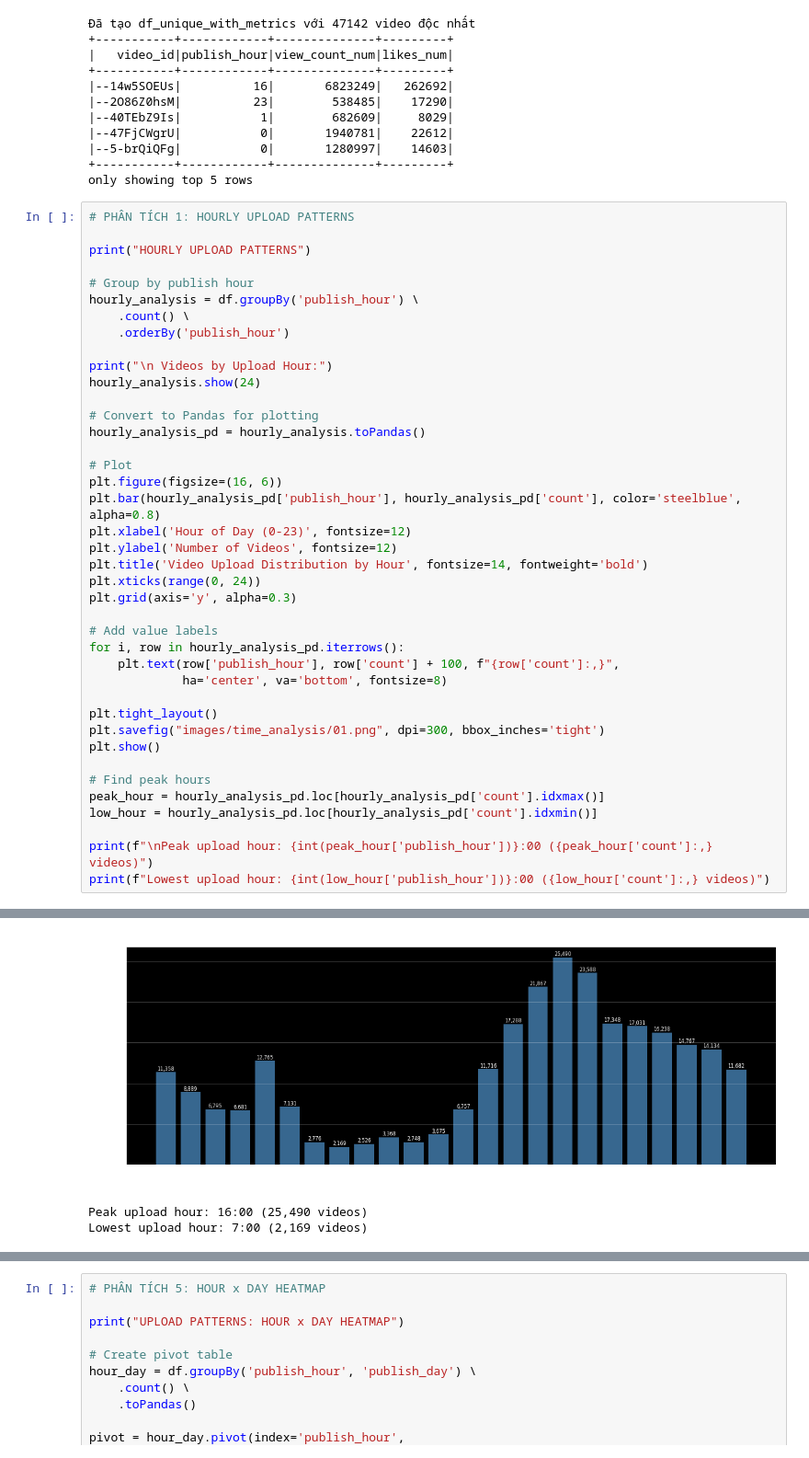
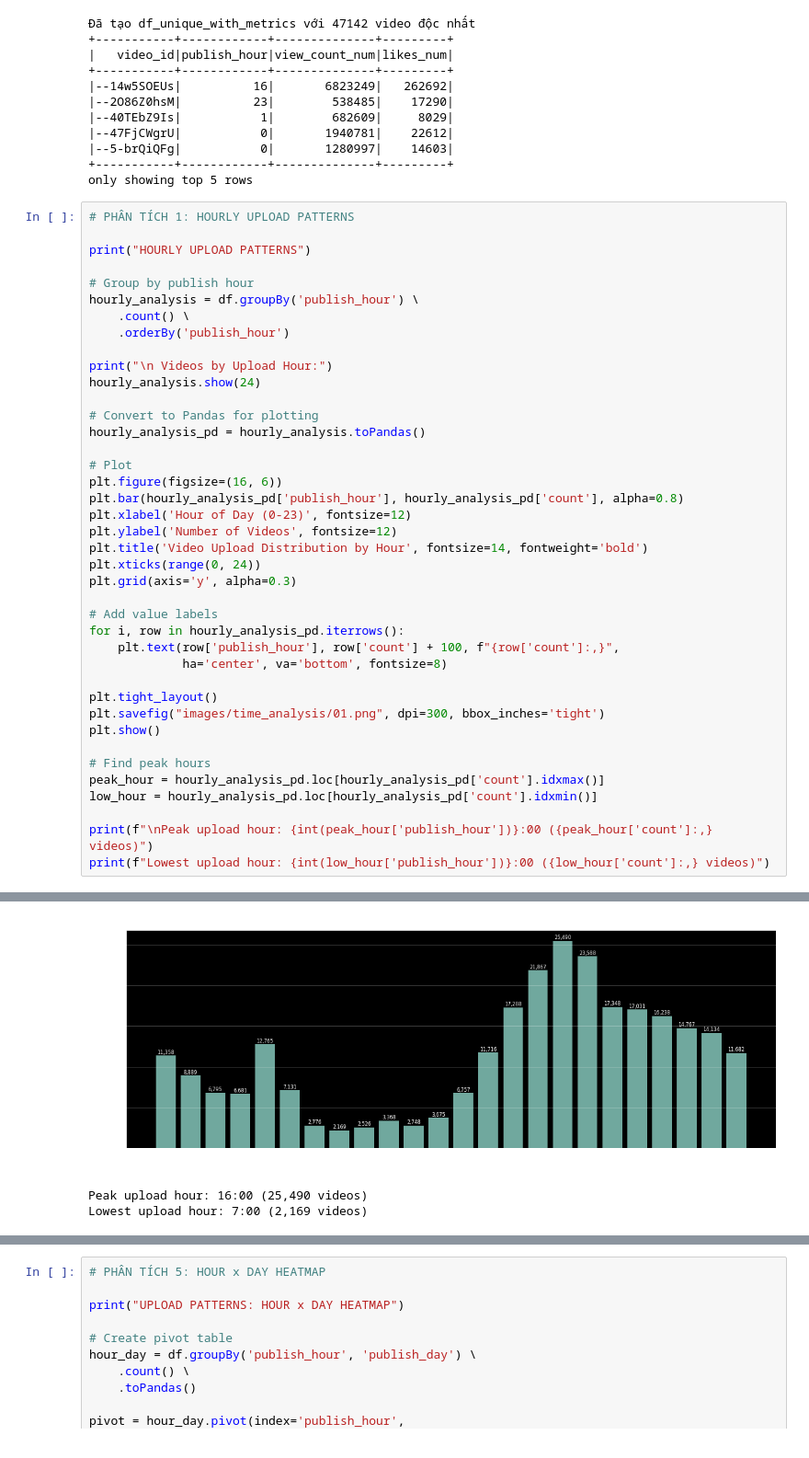
Before and after one commit to 24022404/youtube-pyspark-analysis, a Jupyter notebook: 03_time_analysis.ipynb, the cells around one changed output, grey strips where cells are left out. Shown: that part at 92% size. Drawn from its saved outputs; the diff is of its cells as text.

```diff
--- a/03_time_analysis.ipynb
+++ b/03_time_analysis.ipynb
@@ -147,7 +147,7 @@ hourly_analysis_pd = hourly_analysis.toPandas()
 
 # Plot
 plt.figure(figsize=(16, 6))
-plt.bar(hourly_analysis_pd['publish_hour'], hourly_analysis_pd['count'], color='steelblue', alpha=0.8)
+plt.bar(hourly_analysis_pd['publish_hour'], hourly_analysis_pd['count'], alpha=0.8)
 plt.xlabel('Hour of Day (0-23)', fontsize=12)
 plt.ylabel('Number of Videos', fontsize=12)
 plt.title('Video Upload Distribution by Hour', fontsize=14, fontweight='bold')
@@ -160,34 +160,34 @@ for i, row in hourly_analysis_pd.iterrows():
              ha='center', va='bottom', fontsize=8)
 
 plt.tight_layout()
 plt.savefig("images/time_analysis/01.png", dpi=300, bbox_inches='tight')
 plt.show()
 
 # Find peak hours
 peak_hour = hourly_analysis_pd.loc[hourly_analysis_pd['count'].idxmax()]
 low_hour = hourly_analysis_pd.loc[hourly_analysis_pd['count'].idxmin()]
 
 print(f"\nPeak upload hour: {int(peak_hour['publish_hour'])}:00 ({peak_hour['count']:,} videos)")
 print(f"Lowest upload hour: {int(low_hour['publish_hour'])}:00 ({low_hour['count']:,} videos)")
 # %% [output]
 HOURLY UPLOAD PATTERNS
 
  Videos by Upload Hour:
 +------------+-----+
 |publish_hour|count|
 +------------+-----+
 |           0|11358|
 |           1| 8889|
 |           2| 6795|
 |           3| 6681|
 |           4|12765|
 |           5| 7131|
 ... (15 lines left out)
 |          21|14767|
 |          22|14134|
 |          23|11682|
 +------------+-----+
-[figure, old version]
+[figure, new version]
 Peak upload hour: 16:00 (25,490 videos)
 Lowest upload hour: 7:00 (2,169 videos)
 # %%
```
Also changed, not shown: parts of 3 cells of this notebook, 7 other files.
